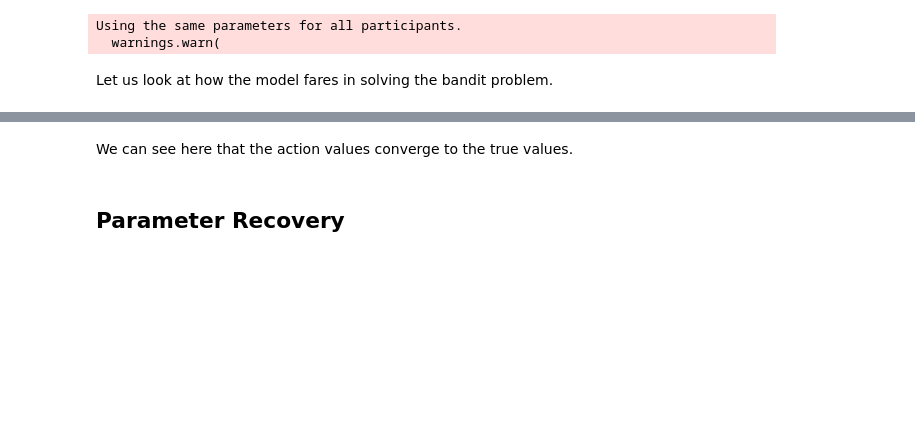
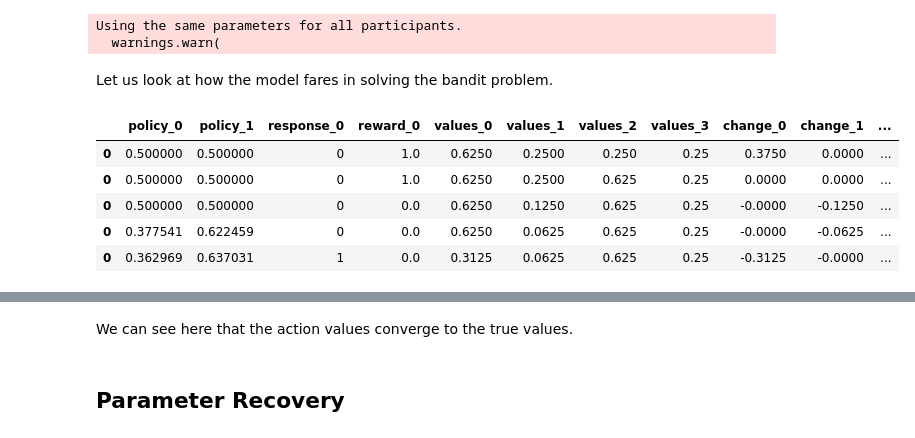
Before and after one commit to DevComPsy/cpm, a Jupyter notebook: docs/examples/example2.ipynb, the cells around one changed output, grey strips where cells are left out. Drawn from its saved outputs; the diff is of its cells as text; code cells hidden in the pictures; blank space fills up the shorter version.

```diff
--- a/docs/examples/example2.ipynb
+++ b/docs/examples/example2.ipynb
@@ -298,0 +323,9 @@ subset = data.iloc[:, [4, 5, 6, 7, 16, 17, 18]]
+# %%
+data.head()
+# %% [output]
+|  | policy_0 | policy_1 | response_0 | reward_0 | values_0 | values_1 | values_2 | values_3 | change_0 | change_1 | ... |
+| 0 | 0.500000 | 0.500000 | 0 | 1.0 | 0.6250 | 0.2500 | 0.250 | 0.25 | 0.3750 | 0.0000 | ... |
+| 0 | 0.500000 | 0.500000 | 0 | 1.0 | 0.6250 | 0.2500 | 0.625 | 0.25 | 0.0000 | 0.0000 | ... |
+| 0 | 0.500000 | 0.500000 | 0 | 0.0 | 0.6250 | 0.1250 | 0.625 | 0.25 | -0.0000 | -0.1250 | ... |
+| 0 | 0.377541 | 0.622459 | 0 | 0.0 | 0.6250 | 0.0625 | 0.625 | 0.25 | -0.0000 | -0.0625 | ... |
+| 0 | 0.362969 | 0.637031 | 1 | 0.0 | 0.3125 | 0.0625 | 0.625 | 0.25 | -0.3125 | -0.0000 | ... |
```
Also changed, not shown: parts of 19 cells of this notebook, 4 other files.
